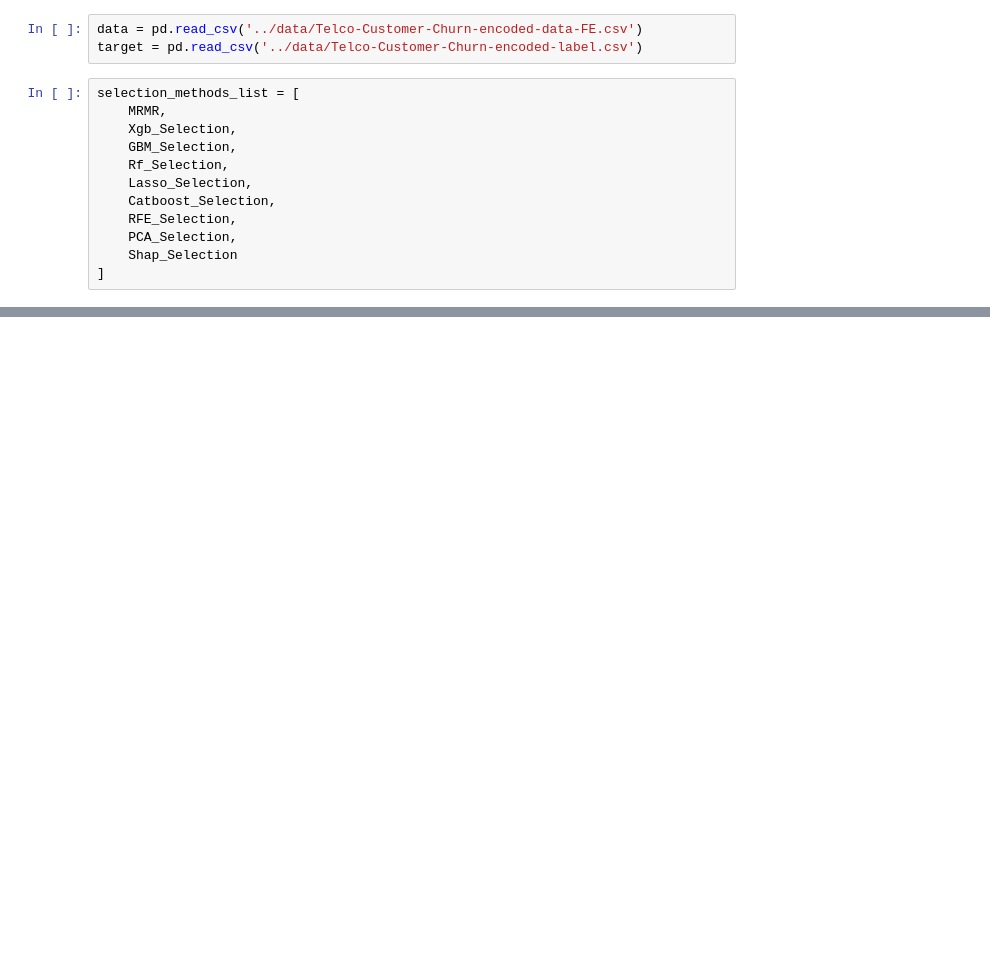
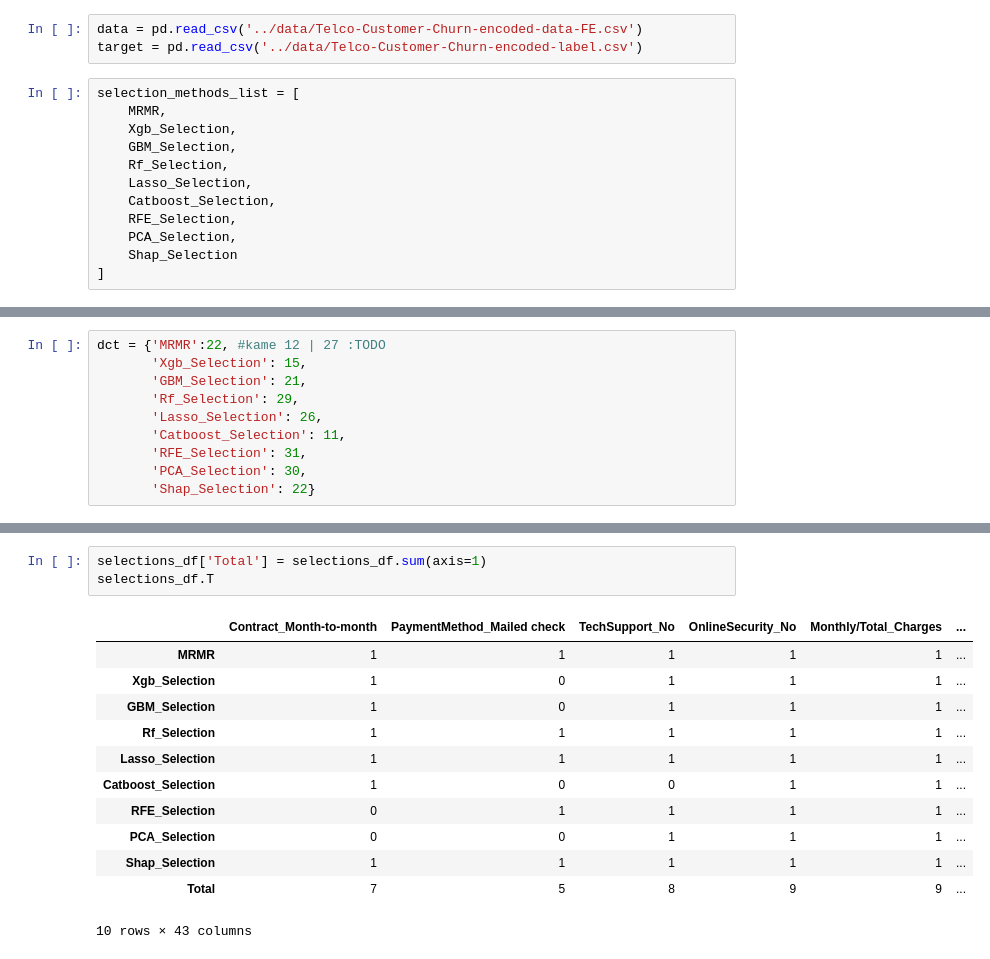
Before and after one commit to Zark-ML/churn_prediction, a Jupyter notebook: feature_selection/feature_selection.ipynb, the cells around one changed output, grey strips where cells are left out. Saved outputs shown, nothing was run; the diff lists cells and outputs as text; blank space fills up the shorter version.

```diff
--- a/feature_selection/feature_selection.ipynb
+++ b/feature_selection/feature_selection.ipynb
@@ -144,0 +196,10 @@ KeyboardInterrupt:
+# %%
+dct = {'MRMR':22, #kame 12 | 27 :TODO
+       'Xgb_Selection': 15,
+       'GBM_Selection': 21,
+       'Rf_Selection': 29,
+       'Lasso_Selection': 26,
+       'Catboost_Selection': 11,
+       'RFE_Selection': 31,
+       'PCA_Selection': 30,
+       'Shap_Selection': 22}
@@ -144,0 +215,16 @@ KeyboardInterrupt:
+# %%
+selections_df['Total'] = selections_df.sum(axis=1)
+selections_df.T
+# %% [output]
+|  | Contract_Month-to-month | PaymentMethod_Mailed check | TechSupport_No | OnlineSecurity_No | Monthly/Total_Charges | ... |
+| MRMR | 1 | 1 | 1 | 1 | 1 | ... |
+| Xgb_Selection | 1 | 0 | 1 | 1 | 1 | ... |
+| GBM_Selection | 1 | 0 | 1 | 1 | 1 | ... |
+| Rf_Selection | 1 | 1 | 1 | 1 | 1 | ... |
+| Lasso_Selection | 1 | 1 | 1 | 1 | 1 | ... |
+| Catboost_Selection | 1 | 0 | 0 | 1 | 1 | ... |
+| RFE_Selection | 0 | 1 | 1 | 1 | 1 | ... |
+| PCA_Selection | 0 | 0 | 1 | 1 | 1 | ... |
+| Shap_Selection | 1 | 1 | 1 | 1 | 1 | ... |
+| Total | 7 | 5 | 8 | 9 | 9 | ... |
+10 rows × 43 columns
```
Also changed, not shown: parts of 15 cells of this notebook, 26 other files.
